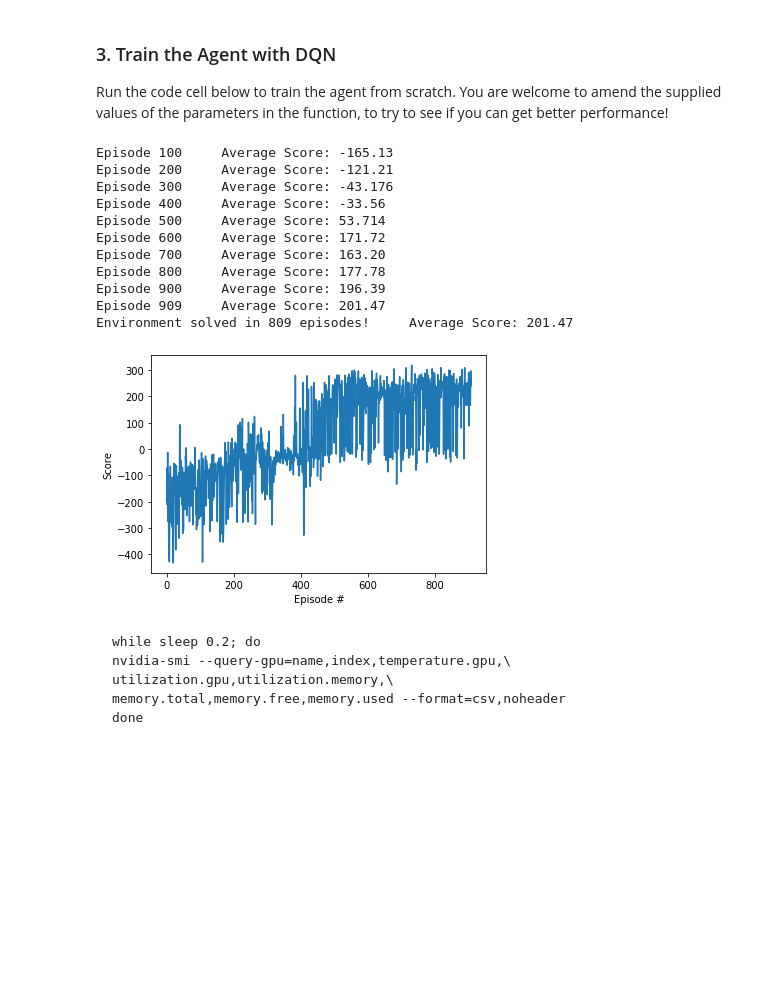
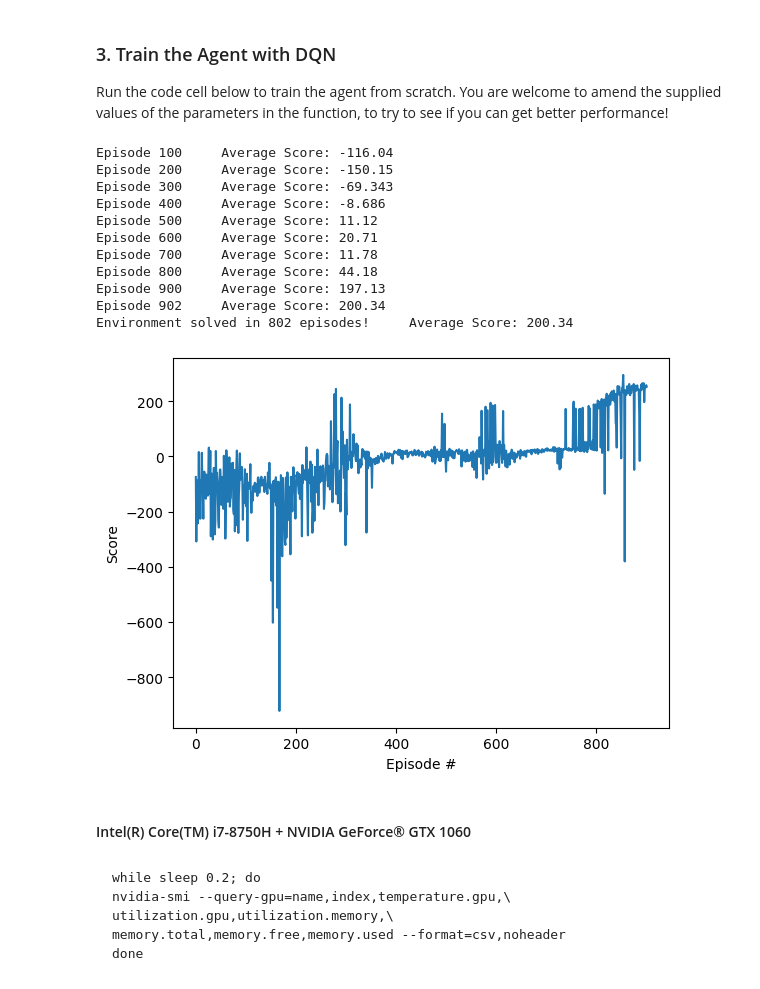
Before and after one commit to ekaakurniawan/DRLND, a Jupyter notebook: assignments/P2-Value-Based-Methods/L2-Deep-Q-Networks/exercise/Deep_Q_Network.ipynb, the cells around one changed output. Saved outputs shown, nothing was run; the diff lists cells and outputs as text; code cells hidden in the pictures; blank space fills up the shorter version.

````diff
--- a/assignments/P2-Value-Based-Methods/L2-Deep-Q-Networks/exercise/Deep_Q_Network.ipynb
+++ b/assignments/P2-Value-Based-Methods/L2-Deep-Q-Networks/exercise/Deep_Q_Network.ipynb
@@ -29,4 +28,6 @@ print("PyTorch %s" % torch.__version__)
 import torch.nn as nn
 import torch.nn.functional as F
 import torch.optim as optim
+
+device_type = "xpu"
 # %% [output]
@@ -49,8 +50,7 @@ Initialize the environment in the code cell below.
 
 Use the code cell below to create an instance of the [LunarLander](https://github.com/openai/gym/blob/ce9b4e486a3c9770fd5c791665d55d5eb96785c8/gym/envs/box2d/lunar_lander.py) environment.
 # %%
-env = gym.make('LunarLander-v2')
-env.seed(0)
+env = gym.make('LunarLander-v3', render_mode="rgb_array")
 print('State shape: ', env.observation_space.shape)
 print('Number of actions: ', env.action_space.n)
 # %% [output]
@@ -264,0 +254,4 @@ device(type='cuda', index=0)
+# %%
+# Use GPU when available
+device = torch.device(device_type)
+print(device)
@@ -273,17 +268,21 @@ UPDATE_EVERY = 4        # how often to update the network
 agent = Agent(state_size=8, action_size=4, seed=0,
               device=device)
 
+score = 0
 # watch an untrained agent
 plt.figure(figsize=(10,10))
-state = env.reset()
-img = plt.imshow(env.render(mode='rgb_array')) # only call this once
+state, info = env.reset(seed=0)
+img = plt.imshow(env.render()) # only call this once
 for _ in range(300):
-    img.set_data(env.render(mode='rgb_array')) # just update the data
+    img.set_data(env.render()) # just update the data
     display.display(plt.gcf())
     display.clear_output(wait=True)
     action = agent.act(state)
-    state, reward, done, _ = env.step(action)
+    state, reward, terminated, truncated, _ = env.step(action)
+    done = terminated or truncated
+    score += reward
     if done:
         break
 
 env.close()
+print('\rScore: {:.2f}'.format(score))
@@ -307,50 +309,53 @@ def dqn(n_episodes=2000, max_t=1000, eps_start=1.0, eps_end=0.01, eps_decay=0.99
     scores_window = deque(maxlen=100)  # last 100 scores
     eps = eps_start                    # initialize epsilon
     for i_episode in range(1, n_episodes+1):
-        state = env.reset()
+        state, info = env.reset(seed=0)
         score = 0
         for t in range(max_t):
             action = agent.act(state, eps)
-            next_state, reward, done, _ = env.step(action)
+            next_state, reward, terminated, truncated, _ = env.step(action)
+            done = terminated or truncated
             agent.step(state, action, reward, next_state, done)
             state = next_state
             score += reward
             if done:
                 break
         scores_window.append(score)       # save most recent score
         scores.append(score)              # save most recent score
         eps = max(eps_end, eps_decay*eps) # decrease epsilon
         print('\rEpisode {}\tAverage Score: {:.2f}'.format(i_episode, np.mean(scores_window)), end="")
         if i_episode % 100 == 0:
             print('\rEpisode {}\tAverage Score: {:.2f}'.format(i_episode, np.mean(scores_window)))
         if np.mean(scores_window)>=200.0:
             print('\nEnvironment solved in {:d} episodes!\tAverage Score: {:.2f}'.format(i_episode-100, np.mean(scores_window)))
             torch.save(agent.qnetwork_local.state_dict(), 'checkpoint.pth')
             break
     return scores
 
 scores = dqn()
 
 # plot the scores
 fig = plt.figure()
 ax = fig.add_subplot(111)
 plt.plot(np.arange(len(scores)), scores)
 plt.ylabel('Score')
 plt.xlabel('Episode #')
 plt.show()
 # %% [output]
-Episode 100     Average Score: -165.13
-Episode 200     Average Score: -121.21
-Episode 300     Average Score: -43.176
-Episode 400     Average Score: -33.56
-Episode 500     Average Score: 53.714
-Episode 600     Average Score: 171.72
-Episode 700     Average Score: 163.20
-Episode 800     Average Score: 177.78
-Episode 900     Average Score: 196.39
-Episode 909     Average Score: 201.47
-Environment solved in 809 episodes!     Average Score: 201.47
+Episode 100     Average Score: -116.04
+Episode 200     Average Score: -150.15
+Episode 300     Average Score: -69.343
+Episode 400     Average Score: -8.686
+Episode 500     Average Score: 11.12
+Episode 600     Average Score: 20.71
+Episode 700     Average Score: 11.78
+Episode 800     Average Score: 44.18
+Episode 900     Average Score: 197.13
+Episode 902     Average Score: 200.34
+Environment solved in 802 episodes!     Average Score: 200.34
-[figure, old version]
+[figure, new version]
+# %% [markdown]
+#### Intel(R) Core(TM) i7-8750H + NVIDIA GeForce® GTX 1060
 # %% [markdown]
 ```
 while sleep 0.2; do
````
Also changed, not shown: parts of 27 cells of this notebook, 13 other files.
